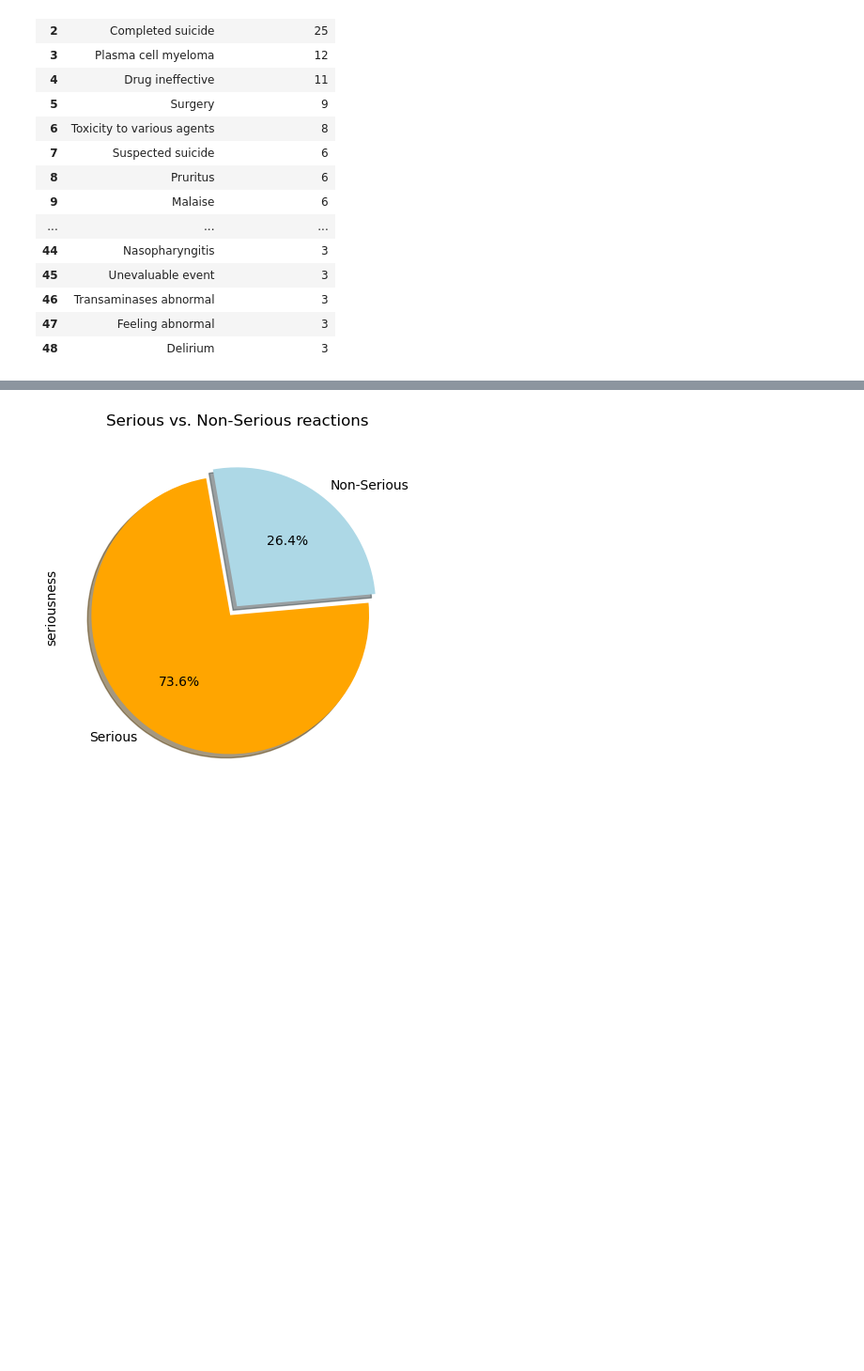
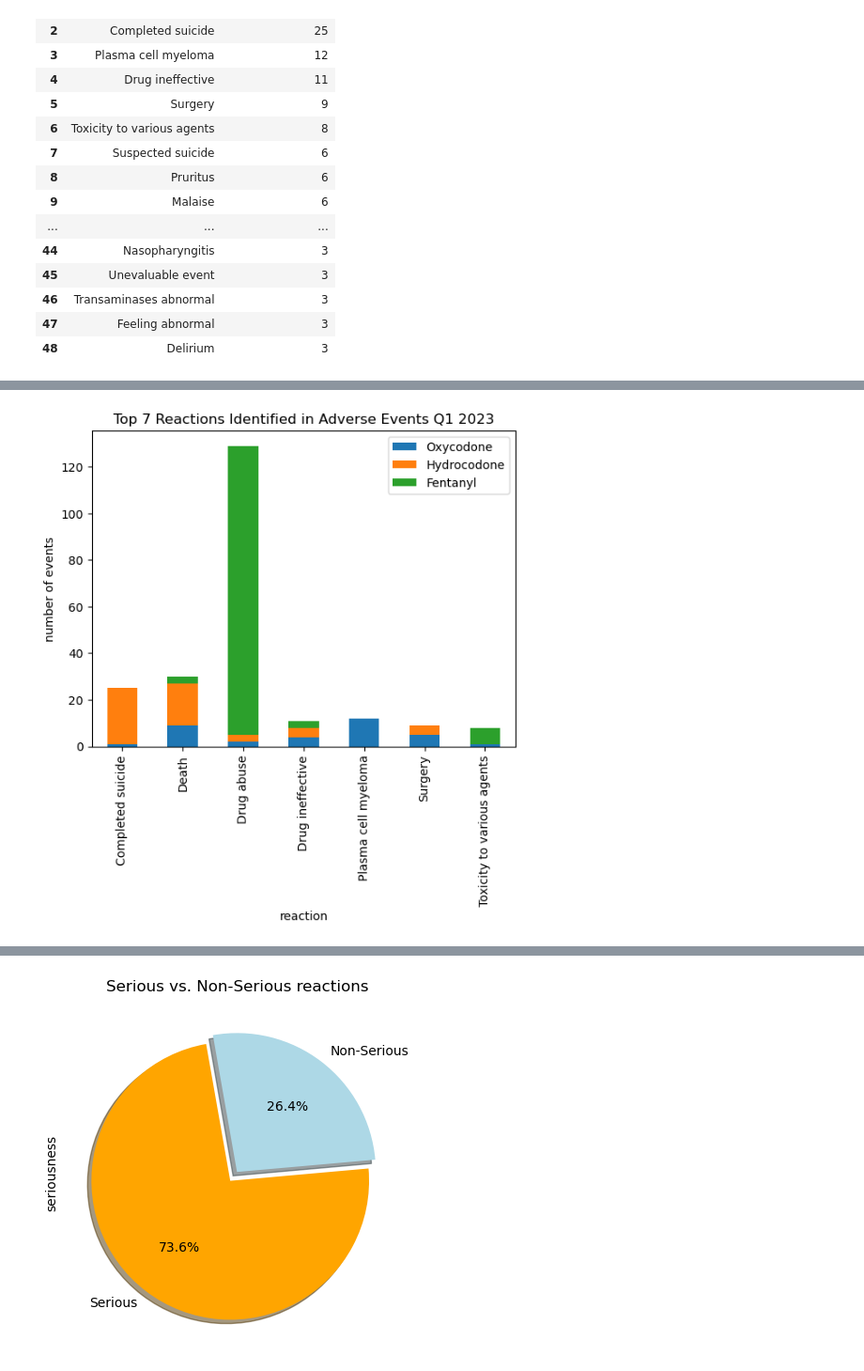
Before and after one commit to EBPaz/Adverse_Drug_Events_In_Pain_Medications, a Jupyter notebook: Eva/main dataframe.ipynb, the cells around one changed output, grey strips where cells are left out. Shown: that part at 94% size. Cells and saved outputs as stored; diff of their text form; code cells hidden in the pictures; blank space fills up the shorter version.

```diff
--- a/Eva/main dataframe.ipynb
+++ b/Eva/main dataframe.ipynb
@@ -385,0 +419,17 @@ drug_df
+# %%
+# Top 7 Reactions Identified in Adverse Events Q1 2023
+# Selecting rows based on conditions of Fentanyl
+reactions = ["Drug abuse", "Death", "Completed suicide", "Plasma cell myeloma", "Drug ineffective", "Surgery", "Toxicity to various agents"]
+fentyreact_df = fentanyl_df[fentanyl_df["reaction"].isin(reactions)]
+# fentyreact_df
+
+# Filter the DataFrame down only to those columns to chart and rename columns
+fentyreact_df = fentyreact_df[["reaction","drug name"]]
+
+# Count the number of reactions
+fentyreactcount = fentyreact_df.groupby("reaction").count()
+
+# Renaming headers in df
+fentyreactcount.rename(columns={"drug name": "Fentanyl"}, inplace = True)
+
+fentyreactcount
@@ -385,0 +443,11 @@ drug_df
+# %%
+# Merging Top 7 dataframes
+drugreactct_df = oxyreactcount.join(hydroreactcount, how='left')
+drugreactct_df = drugreactct_df.join(fentyreactcount,how='left')
+
+# Apply the function to delete NaN
+drugreactct_df = drugreactct_df.fillna(0)
+
+drugreactct_df = drugreactct_df.reset_index()
+
+drugreactct_df
@@ -385,0 +463,7 @@ drug_df
+# %%
+# plot the Top 7 Adverse Events
+drugreactct_df.plot.bar(x='reaction', stacked=True, title='Top 7 Reactions Identified in Adverse Events Q1 2023')
+plt.ylabel("number of events")
+plt.show()
+# %% [output]
+[figure, added]
```
Also changed, not shown: parts of 23 cells of this notebook.
